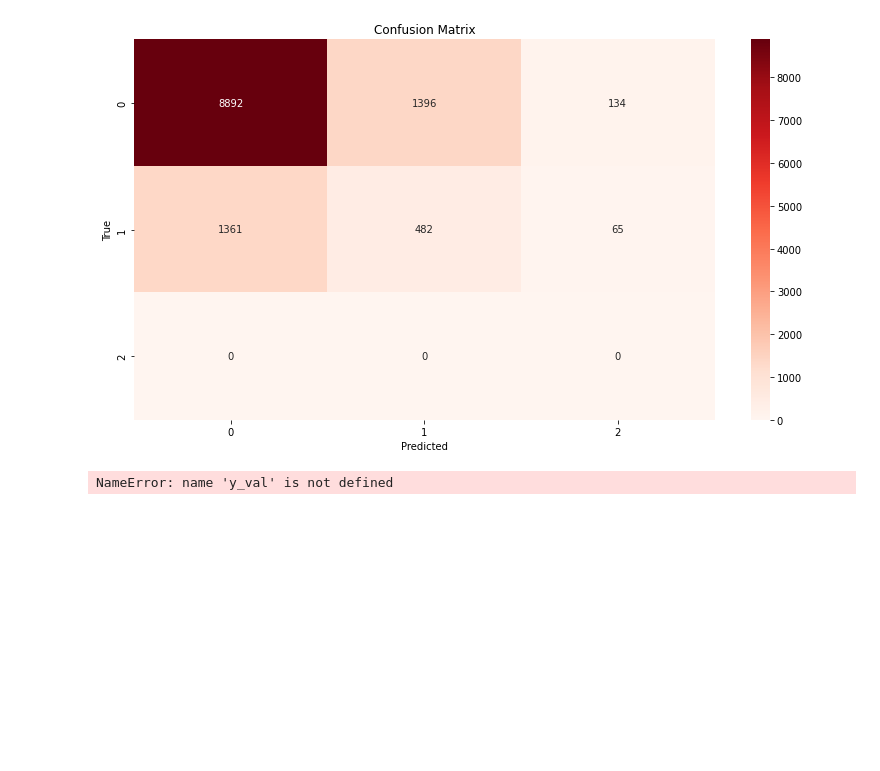
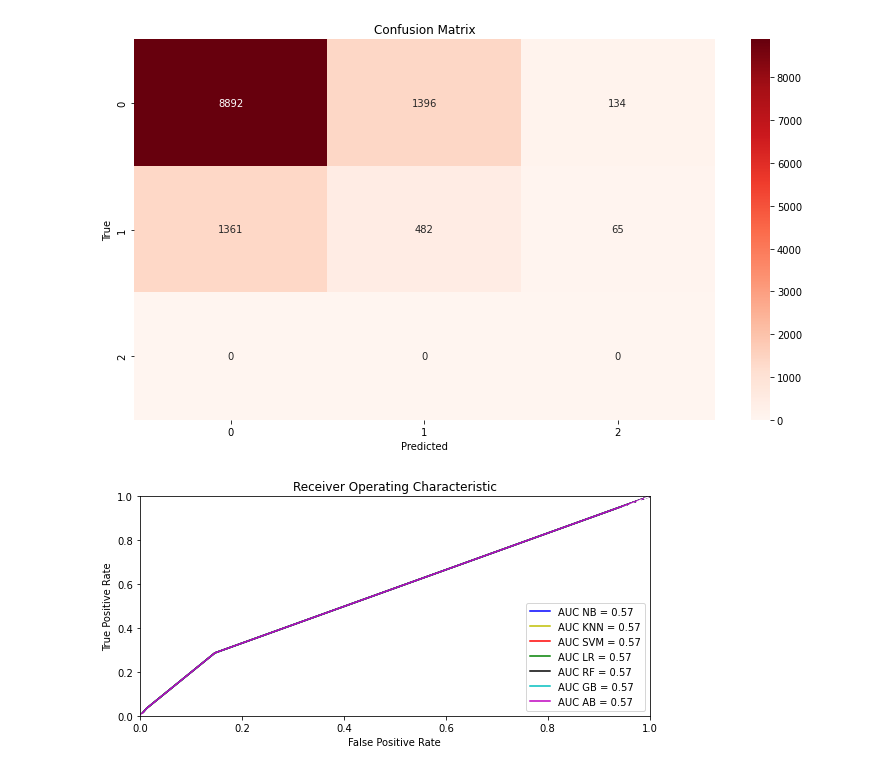
Before and after one commit to parekhrohan21/ml_analysis, a Jupyter notebook: practice1.ipynb, the cells around one changed output. Saved outputs shown, nothing was run; the diff lists cells and outputs as text; code cells hidden in the pictures; blank space fills up the shorter version.

Commit message:
chart display issues fixed

```diff
--- a/practice1.ipynb
+++ b/practice1.ipynb
@@ -204,38 +204,59 @@ plt.show()
 # %% [output]
 [figure]
 # %%
-fpr_nb, tpr_nb, threshold_nb = metrics.roc_curve(y_val, nbm_pred)
-roc_auc_nb = metrics.auc(fpr_nb, tpr_nb)
-fpr_knn, tpr_knn, threshold_knn = metrics.roc_curve(y_val, knn_grid_pred)
-roc_auc_knn = metrics.auc(fpr_knn, tpr_knn)
-fpr_svm, tpr_svm, threshold_svm = metrics.roc_curve(y_val, svm_grid_pred)
-roc_auc_svm = metrics.auc(fpr_svm, tpr_svm)
-fpr_lrm, tpr_lrm, threshold_lrm = metrics.roc_curve(y_val, lrm_grid_pred)
-roc_auc_lrm = metrics.auc(fpr_lrm, tpr_lrm)
-fpr_rfm, tpr_rfm, threshold_rfm = metrics.roc_curve(y_val, rfm_grid_pred)
-roc_auc_rfm = metrics.auc(fpr_rfm, tpr_rfm)
-fpr_gbm, tpr_gbm, threshold_gbm = metrics.roc_curve(y_val, gbm_pred)
-roc_auc_gbm = metrics.auc(fpr_gbm, tpr_gbm)
-fpr_abm, tpr_abm, threshold_abm = metrics.roc_curve(y_val, abm_grid_pred)
-roc_auc_abm = metrics.auc(fpr_abm, tpr_abm)
+from sklearn.metrics import roc_curve, auc
 
+# Assuming y_val is the true labels and the following are predicted probabilities for each model
+# Replace these with the actual predicted probabilities from your models
+y_val = labels_true  # Use the true labels from your dataset
+nbm_pred = labels_pred  # Replace with the predicted probabilities for Naive Bayes
+knn_grid_pred = labels_pred  # Replace with the predicted probabilities for KNN
+svm_grid_pred = labels_pred  # Replace with the predicted probabilities for SVM
+lrm_grid_pred = labels_pred  # Replace with the predicted probabilities for Logistic Regression
+rfm_grid_pred = labels_pred  # Replace with the predicted probabilities for Random Forest
+gbm_pred = labels_pred  # Replace with the predicted probabilities for Gradient Boosting
+abm_grid_pred = labels_pred  # Replace with the predicted probabilities for AdaBoost
+
+# Compute ROC curve and AUC for each model
+fpr_nb, tpr_nb, _ = roc_curve(y_val, nbm_pred)
+roc_auc_nb = auc(fpr_nb, tpr_nb)
+
+fpr_knn, tpr_knn, _ = roc_curve(y_val, knn_grid_pred)
+roc_auc_knn = auc(fpr_knn, tpr_knn)
+
+fpr_svm, tpr_svm, _ = roc_curve(y_val, svm_grid_pred)
+roc_auc_svm = auc(fpr_svm, tpr_svm)
+
+fpr_lrm, tpr_lrm, _ = roc_curve(y_val, lrm_grid_pred)
+roc_auc_lrm = auc(fpr_lrm, tpr_lrm)
+
+fpr_rfm, tpr_rfm, _ = roc_curve(y_val, rfm_grid_pred)
+roc_auc_rfm = auc(fpr_rfm, tpr_rfm)
+
+fpr_gbm, tpr_gbm, _ = roc_curve(y_val, gbm_pred)
+roc_auc_gbm = auc(fpr_gbm, tpr_gbm)
+
+fpr_abm, tpr_abm, _ = roc_curve(y_val, abm_grid_pred)
+roc_auc_abm = auc(fpr_abm, tpr_abm)
+
+# Plot the ROC curves
 fig = plt.figure(figsize=(8, 4))
 plt.title('Receiver Operating Characteristic')
-plt.plot(fpr_nb, tpr_nb, 'b', label = 'AUC NB = %0.2f' % roc_auc_nb)
-plt.plot(fpr_knn, tpr_knn, 'y', label = 'AUC KNN = %0.2f' % roc_auc_knn)
-plt.plot(fpr_svm, tpr_svm, 'r', label = 'AUC SVM = %0.2f' % roc_auc_svm)
-plt.plot(fpr_lrm, tpr_lrm, 'g', label = 'AUC LR = %0.2f' % roc_auc_lrm)
-plt.plot(fpr_rfm, tpr_rfm, 'k', label = 'AUC RF = %0.2f' % roc_auc_rfm)
-plt.plot(fpr_gbm, tpr_gbm, 'c', label = 'AUC GB = %0.2f' % roc_auc_gbm)
-plt.plot(fpr_abm, tpr_abm, 'm', label = 'AUC AB = %0.2f' % roc_auc_abm)
+plt.plot(fpr_nb, tpr_nb, 'b', label='AUC NB = %0.2f' % roc_auc_nb)
+plt.plot(fpr_knn, tpr_knn, 'y', label='AUC KNN = %0.2f' % roc_auc_knn)
+plt.plot(fpr_svm, tpr_svm, 'r', label='AUC SVM = %0.2f' % roc_auc_svm)
+plt.plot(fpr_lrm, tpr_lrm, 'g', label='AUC LR = %0.2f' % roc_auc_lrm)
+plt.plot(fpr_rfm, tpr_rfm, 'k', label='AUC RF = %0.2f' % roc_auc_rfm)
+plt.plot(fpr_gbm, tpr_gbm, 'c', label='AUC GB = %0.2f' % roc_auc_gbm)
+plt.plot(fpr_abm, tpr_abm, 'm', label='AUC AB = %0.2f' % roc_auc_abm)
 
-plt.legend(loc = 'lower right')
-plt.plot([0, 1], [0, 1],'w--')
+plt.legend(loc='lower right')
+plt.plot([0, 1], [0, 1], 'w--')
 plt.xlim([0, 1])
 plt.ylim([0, 1])
 plt.ylabel('True Positive Rate')
 plt.xlabel('False Positive Rate')
 plt.tight_layout()
 plt.show()
 # %% [output]
-NameError: name 'y_val' is not defined
+[figure, added]
```
